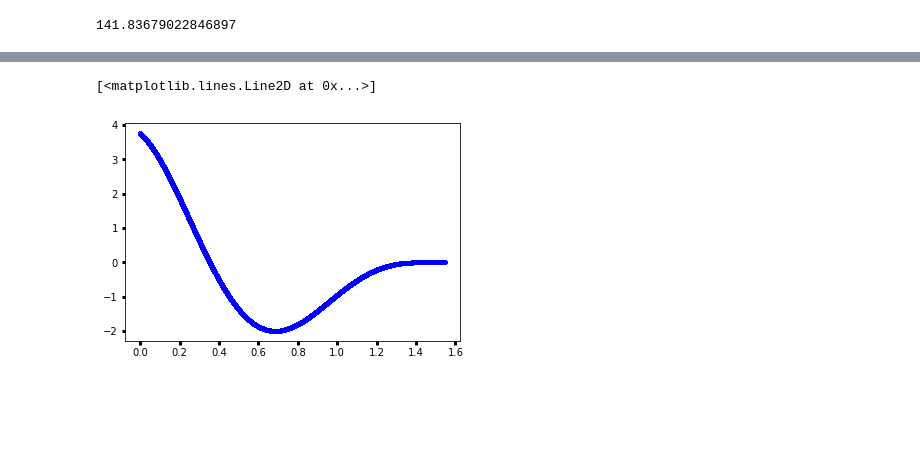
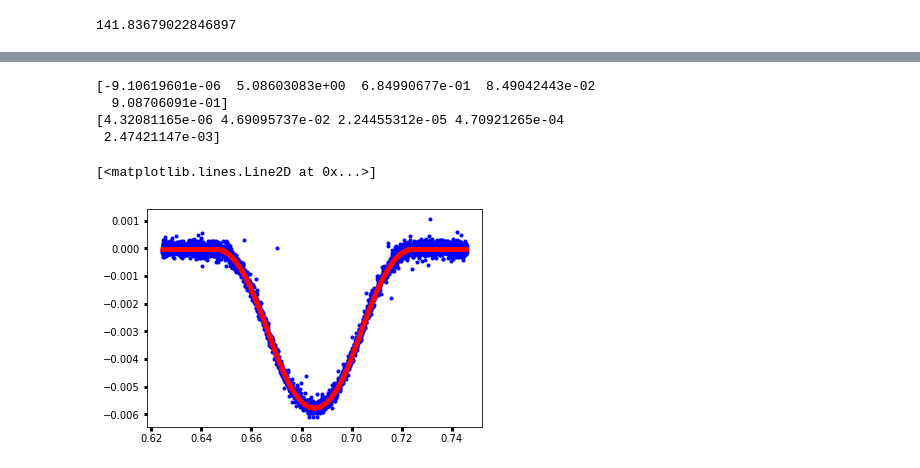
Before and after one commit to BoiseStatePlanetary/Searching-for-Variability-in-Eclipses-in-the-Kepler-Dataset, a Jupyter notebook: code/Analyzing_Kepler76b_with_LM.ipynb, the cells around one changed output, grey strips where cells are left out. Cells and saved outputs as stored; diff of their text form; code cells hidden in the pictures; blank space fills up the shorter version.

```diff
--- a/code/Analyzing_Kepler76b_with_LM.ipynb
+++ b/code/Analyzing_Kepler76b_with_LM.ipynb
@@ -68,32 +76,31 @@ bounds = ([-500e-6, -500e-6, -500e-6, 0., -1],
           [500e-6, 500e-6, 500e-6, 500e-6, 1])
 
 # Estimate scatter
-ind = ~transit_indices(folded_time, K76.dur, K76.T0)
-unbinned_noise = mad(filtered_flux[ind])
-
 out_of_transit_ind = ~(transit_indices(folded_time, 2.*K76.dur, K76.saved_params['T0']) |
                        transit_indices(folded_time, 2.*K76.dur, K76.saved_params['T0'] + 0.5*K76.saved_params['per']))
+unbinned_noise = mad(filtered_flux[out_of_transit_ind])
 
 time = folded_time[out_of_transit_ind]
 data = filtered_flux[out_of_transit_ind]
+err = unbinned_noise*np.ones_like(time)
 
 initial_guess = [0., K76.saved_params['Aellip'], K76.saved_params['Abeam'], K76.saved_params['Aplanet'],
                  K76.saved_params['phase_shift']]
-popt, pcov = curve_fit(fit_all_signals, time, data, p0=initial_guess, bounds=bounds)
+popt, pcov = curve_fit(fit_BEER_signals, time, data, p0=initial_guess, bounds=bounds)
 uncertainties = np.sqrt(pcov.diagonal())
 
 print(popt)
 print(uncertainties)
 
-binned_time, binned_data, binned_err = bindata(time, data, 10./60./24.)
-
-resid = data - fit_all_signals(time, *popt)
+resid = data - fit_BEER_signals(time, *popt)
 print(np.median(resid), mad(resid))
 
 plt.plot(time, resid, 'b.')
 # plt.plot(binned_time, binned_data, 'b.')
 # plt.plot(time, fit_all_signals(time, *popt), 'r.')
 #plt.ylim([-100e-6, 100e-6])
+
+flux_no_BEER = filtered_flux - fit_BEER_signals(folded_time, *popt)
 # %% [output]
 [ 2.81406696e-05  1.30099611e-05  5.48450688e-06  4.73176998e-05
  -1.52278158e-02]
@@ -119,11 +111,26 @@ plt.ylim([-100e-6, 100e-6])
-# %%
-phi = 2.*np.pi*(folded_time - K76.saved_params['T0'])/K76.saved_params['per']
-refl = -2/np.pi*(np.sin(phi) + (np.pi - phi)*np.cos(phi))
-plt.plot(folded_time, refl, 'b.')
-
-#plt.plot(folded_time, phi/(2.*np.pi),'b.')
-#plt.axvline(K76.saved_params['T0'])
-#plt.axhline(0.)
-# %% [output]
-[<matplotlib.lines.Line2D at 0x...>]
-[figure, removed]
+# %%
+bounds = ([-1000e-6, 2., K76.saved_params['T0']*0.95, 0., -1],
+          [1000e-6, 10., K76.saved_params['T0']*1.05, 0.2, 1])
+
+transit_ind = transit_indices(folded_time, 2.*K76.dur, K76.saved_params['T0'])
+
+time = folded_time[transit_ind]
+data = flux_no_BEER[transit_ind]
+err = unbinned_noise*np.ones_like(time)
+
+initial_guess = [0., K76.saved_params['a'], K76.saved_params['T0'], K76.saved_params['p'], K76.saved_params['b']]
+popt, pcov = curve_fit(fit_transit, time, data, p0=initial_guess, bounds=bounds)
+uncertainties = np.sqrt(pcov.diagonal())
+
+print(popt)
+print(uncertainties)
+
+plt.plot(time, data, 'b.')
+plt.plot(time, fit_transit(time, *popt), 'r.')
+# %% [output]
+[-9.10619601e-06  5.08603083e+00  6.84990677e-01  8.49042443e-02
+  9.08706091e-01]
+[4.32081165e-06 4.69095737e-02 2.24455312e-05 4.70921265e-04
+ 2.47421147e-03]
+[<matplotlib.lines.Line2D at 0x...>]
+[figure, added]
```
Also changed, not shown: parts of 6 cells of this notebook.
